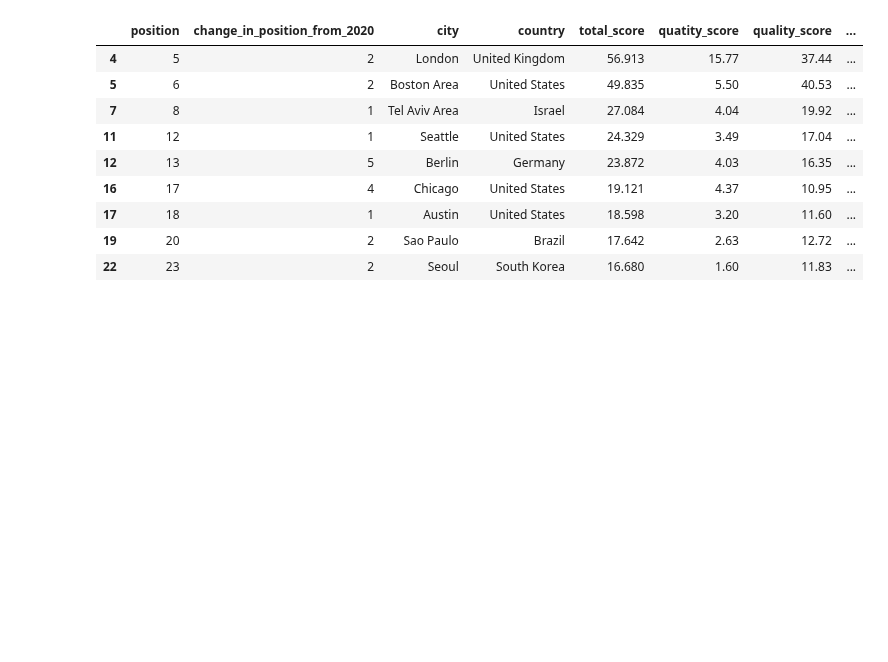
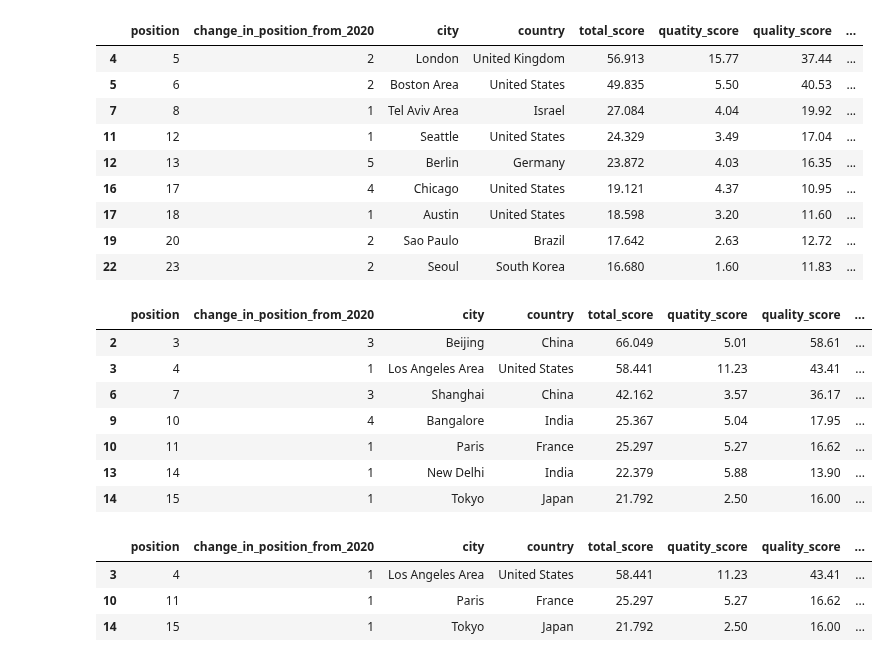
Before and after one commit to chandanabrdwj/100DaysOfML, a Jupyter notebook: best-cities-and-countries-for-startup.ipynb, the cells around one changed output. Cells and saved outputs as stored; diff of their text form; code cells hidden in the pictures; blank space fills up the shorter version.

```diff
--- a/best-cities-and-countries-for-startup.ipynb
+++ b/best-cities-and-countries-for-startup.ipynb
@@ -192,3 +192,21 @@ df_city[(df_city.quality_score > 10) & (df_city.sign_of_change_in_position == '-
 | 17 | 18 | 1 | Austin | United States | 18.598 | 3.20 | 11.60 | ... |
 | 19 | 20 | 2 | Sao Paulo | Brazil | 17.642 | 2.63 | 12.72 | ... |
 | 22 | 23 | 2 | Seoul | South Korea | 16.680 | 1.60 | 11.83 | ... |
+# %%
+df_city[(df_city.position > 0) & (df_city.position < 51) & (df_city.sign_of_change_in_position == '+') & (df_city.total_score > 20)]
+# %% [output]
+|  | position | change_in_position_from_2020 | city | country | total_score | quatity_score | quality_score | ... |
+| 2 | 3 | 3 | Beijing | China | 66.049 | 5.01 | 58.61 | ... |
+| 3 | 4 | 1 | Los Angeles Area | United States | 58.441 | 11.23 | 43.41 | ... |
+| 6 | 7 | 3 | Shanghai | China | 42.162 | 3.57 | 36.17 | ... |
+| 9 | 10 | 4 | Bangalore | India | 25.367 | 5.04 | 17.95 | ... |
+| 10 | 11 | 1 | Paris | France | 25.297 | 5.27 | 16.62 | ... |
+| 13 | 14 | 1 | New Delhi | India | 22.379 | 5.88 | 13.90 | ... |
+| 14 | 15 | 1 | Tokyo | Japan | 21.792 | 2.50 | 16.00 | ... |
+# %%
+df_city[(df_city.position > 0) & (df_city.position < 51) & (df_city.sign_of_change_in_position == '+') & (df_city.business_score > 3) & (df_city.total_score > 20)]
+# %% [output]
+|  | position | change_in_position_from_2020 | city | country | total_score | quatity_score | quality_score | ... |
+| 3 | 4 | 1 | Los Angeles Area | United States | 58.441 | 11.23 | 43.41 | ... |
+| 10 | 11 | 1 | Paris | France | 25.297 | 5.27 | 16.62 | ... |
+| 14 | 15 | 1 | Tokyo | Japan | 21.792 | 2.50 | 16.00 | ... |
```
Also changed, not shown: parts of 2 cells of this notebook.
